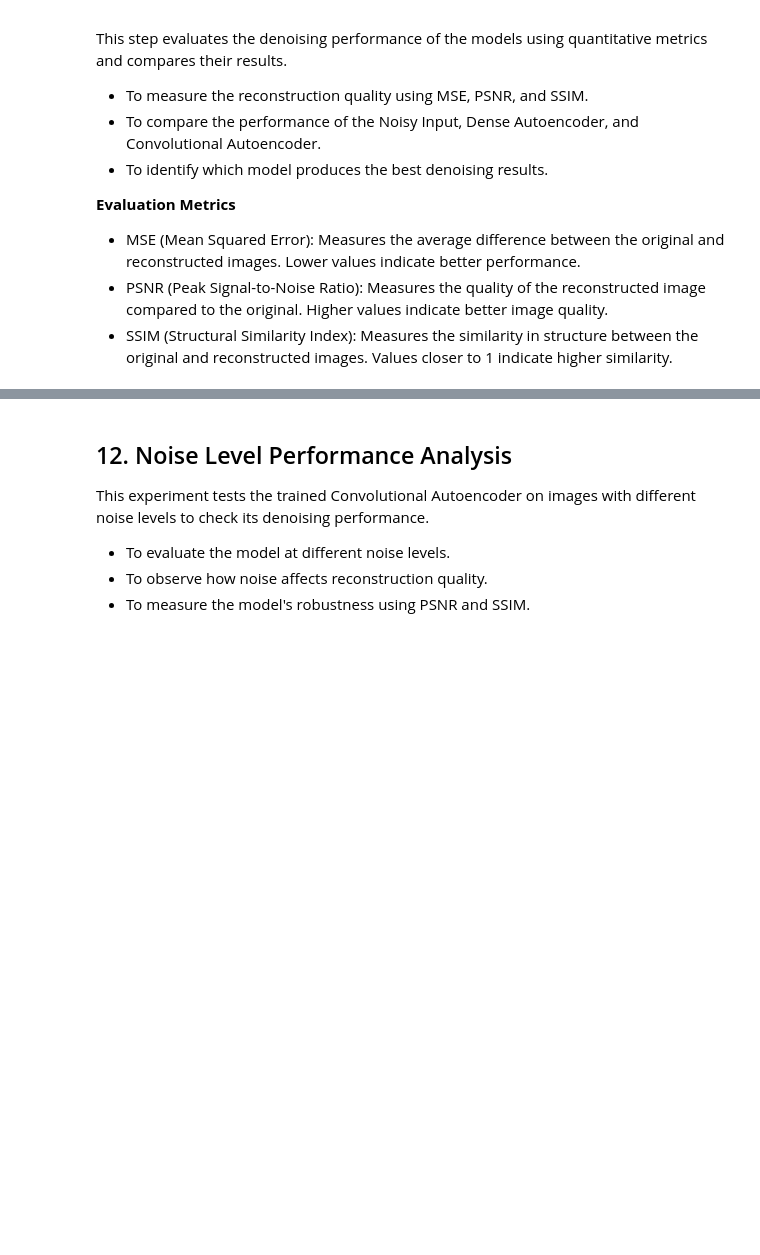
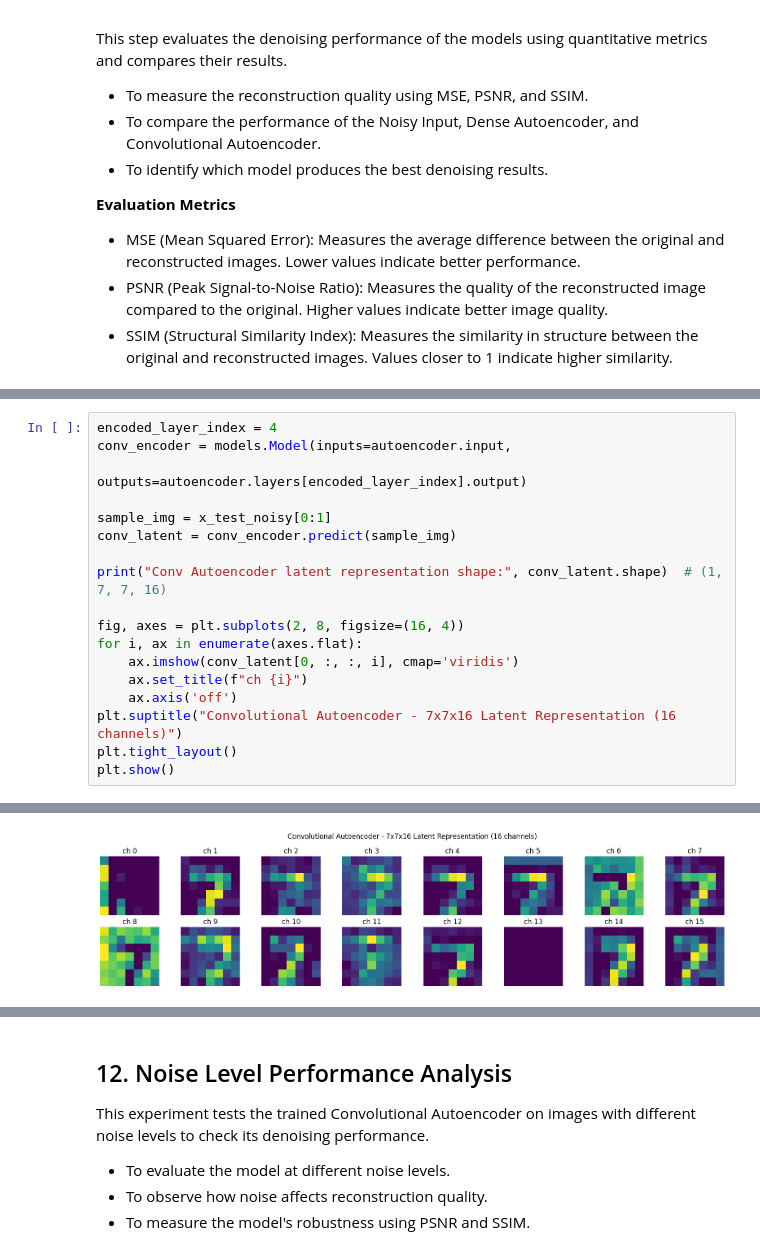
Before and after one commit to RutujaWarkhade/celebal-data-science-internship-2026, a Jupyter notebook: Week6_Rutuja_Warkhade.ipynb, the cells around one changed output, grey strips where cells are left out. Saved outputs shown, nothing was run; the diff lists cells and outputs as text; blank space fills up the shorter version.

```diff
--- a/Week6_Rutuja_Warkhade.ipynb
+++ b/Week6_Rutuja_Warkhade.ipynb
@@ -550,0 +592,19 @@ results_table
+# %%
+encoded_layer_index = 4
+conv_encoder = models.Model(inputs=autoencoder.input,
+                             outputs=autoencoder.layers[encoded_layer_index].output)
+
+sample_img = x_test_noisy[0:1]
+conv_latent = conv_encoder.predict(sample_img)
+
+print("Conv Autoencoder latent representation shape:", conv_latent.shape)  # (1, 7, 7, 16)
+
+fig, axes = plt.subplots(2, 8, figsize=(16, 4))
+for i, ax in enumerate(axes.flat):
+    ax.imshow(conv_latent[0, :, :, i], cmap='viridis')
+    ax.set_title(f"ch {i}")
+    ax.axis('off')
+plt.suptitle("Convolutional Autoencoder - 7x7x16 Latent Representation (16 channels)")
+plt.tight_layout()
+plt.show()
+# %% [output]
@@ -550,0 +613 @@ results_table
+[figure, added]
```
Also changed, not shown: parts of 22 cells of this notebook.
